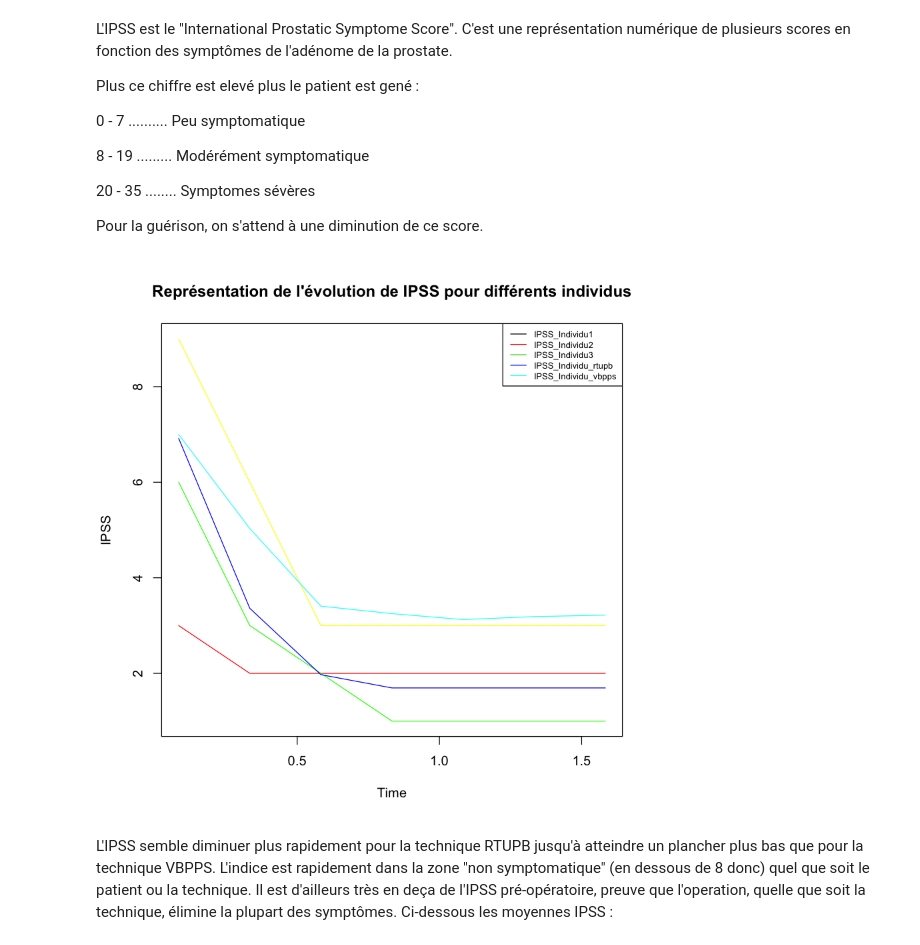
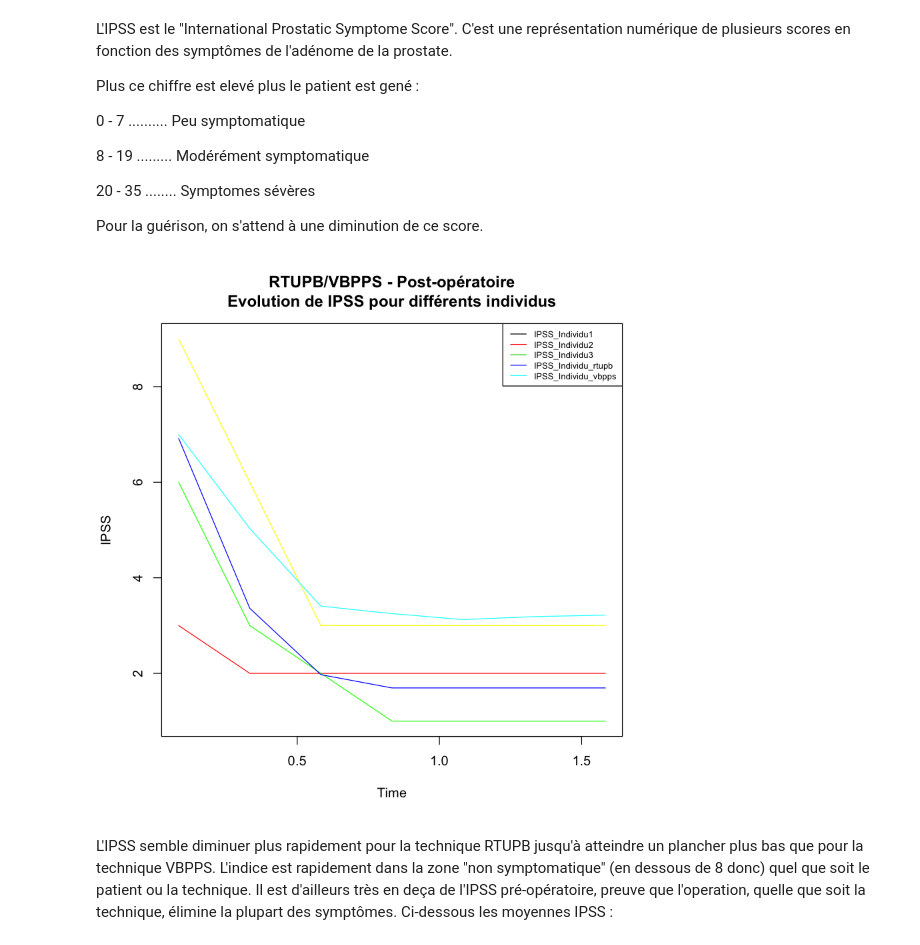
Before and after one commit to BigFab/TP_Adenome, a Jupyter notebook: rtupb_vbpps.ipynb, the cells around one changed output. Cells and saved outputs as stored; diff of their text form; code cells hidden in the pictures.

```diff
--- a/rtupb_vbpps.ipynb
+++ b/rtupb_vbpps.ipynb
@@ -450,16 +477,16 @@ Pour la guérison, on s'attend à une diminution de ce score.
 # %%
 # On plot l'évolution de IPSS pour les 3 individus tirés au sort et les individus moyens pour chaque technique
 IPSS_Individu1=rtupb_vbpps_post_series_ipss[,i1]
 IPSS_Individu2=rtupb_vbpps_post_series_ipss[,i2]
 IPSS_Individu3=rtupb_vbpps_post_series_ipss[,i3]
 IPSS_Individu_rtupb=rtupb_vbpps_post_series_ipss[,70]
 IPSS_Individu_vbpps=rtupb_vbpps_post_series_ipss[,69]
 IPSS=cbind(IPSS_Individu1,IPSS_Individu2,IPSS_Individu3,IPSS_Individu_rtupb,IPSS_Individu_vbpps)
 
-ts.plot(IPSS,gpars= list(col=rainbow(6)),ylab= "IPSS",main="Représentation de l'évolution de IPSS pour différents individus")
+ts.plot(IPSS,gpars= list(col=rainbow(6)),ylab= "IPSS",main="RTUPB/VBPPS - Post-opératoire\nEvolution de IPSS pour différents individus")
 legend("topright", colnames(IPSS), col=1:ncol(IPSS), lty=1, cex=.65)
 # %% [output]
-[figure, old version]
+[figure, new version]
 # %% [markdown]
 L'IPSS semble diminuer plus rapidement pour la technique RTUPB jusqu'à atteindre un plancher plus bas que pour la technique VBPPS. L'indice est rapidement dans la zone "non symptomatique" (en dessous de 8 donc) quel que soit le patient ou la technique. Il est d'ailleurs très en deça de l'IPSS pré-opératoire, preuve que l'operation, quelle que soit la technique, élimine la plupart des symptômes. Ci-dessous les moyennes IPSS :
 # %%
```
Also changed, not shown: parts of 48 cells of this notebook.
